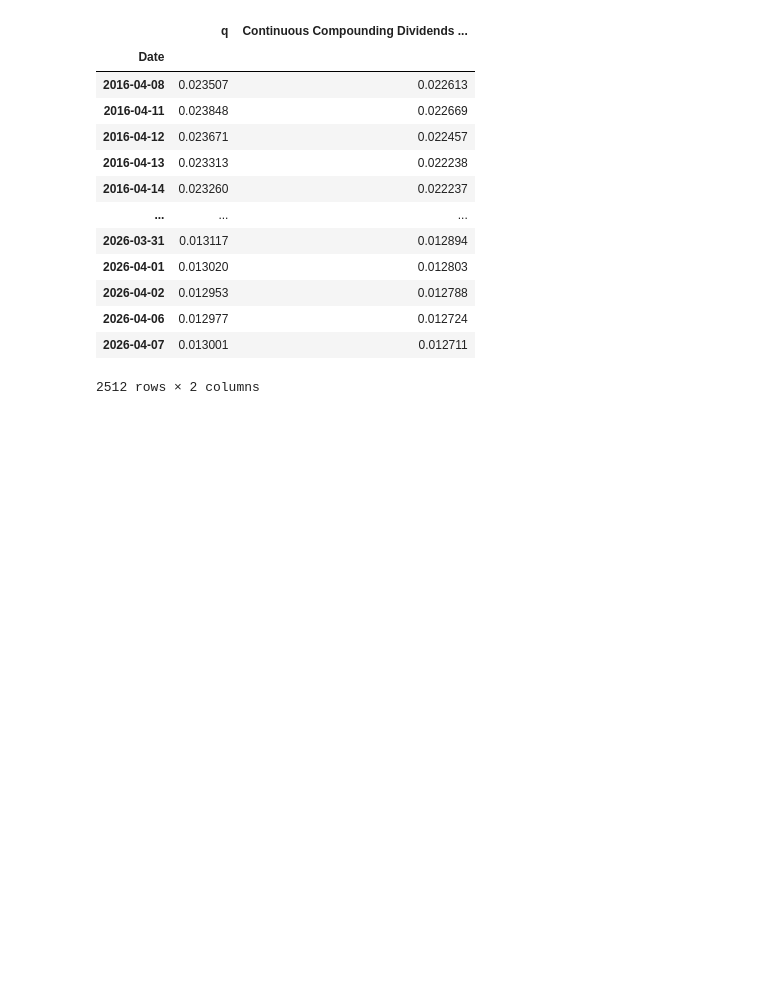
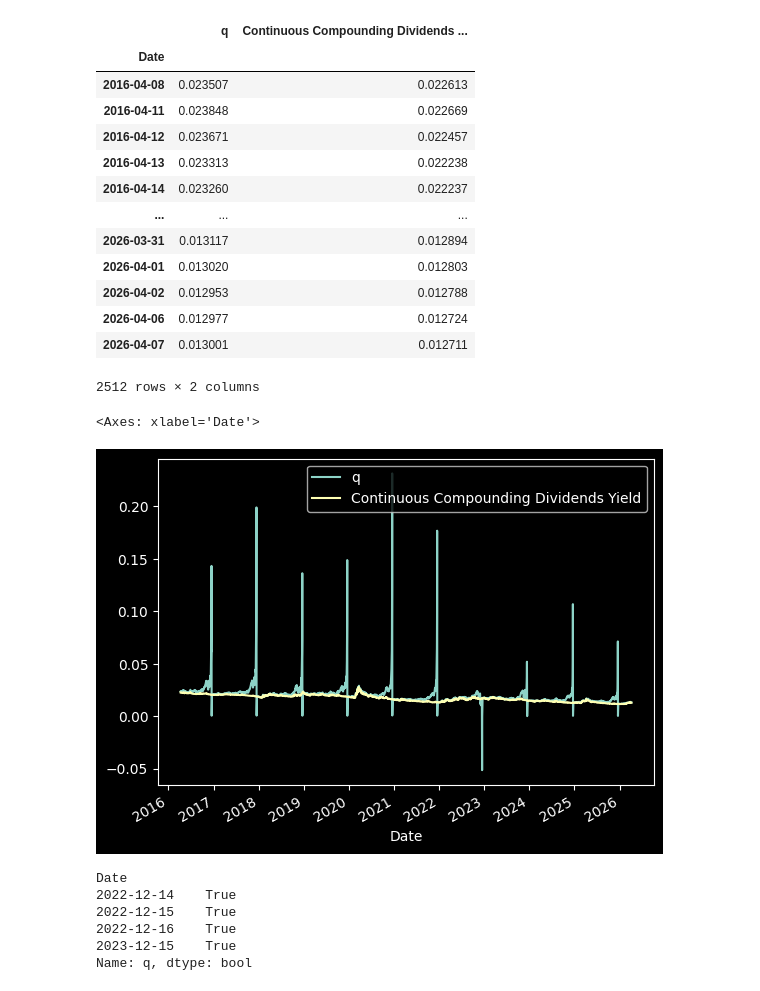
Before and after one commit to JohnnyTung123/Future-Rolling-Strategy, a Jupyter notebook: code/dividend.ipynb, the cells around one changed output. Drawn from its saved outputs; the diff is of its cells as text; code cells hidden in the pictures; blank space fills up the shorter version.

```diff
--- a/code/dividend.ipynb
+++ b/code/dividend.ipynb
@@ -243,3 +243,19 @@ dividend_df[['q', 'Continuous Compounding Dividends Yield']]
 # dividend_df['Dividends Yield'] = dividend_df['q']
 # dividend_df = dividend_df['Dividends Yield']
 dividend_df.to_excel('../data/processed/spx_dividend.xlsx')
+# %%
+dividend_df[['q', 'Continuous Compounding Dividends Yield']].plot()
+# %% [output]
+<Axes: xlabel='Date'>
+[figure, added]
+# %%
+neg_div_dates = dividend_df['q'] < 0
+neg_div_dates = neg_div_dates[neg_div_dates]
+neg_div_dates
+# %% [output]
+Date
+2022-12-14    True
+2022-12-15    True
+2022-12-16    True
+2023-12-15    True
+Name: q, dtype: bool
```
Also changed, not shown: 3 other files.
